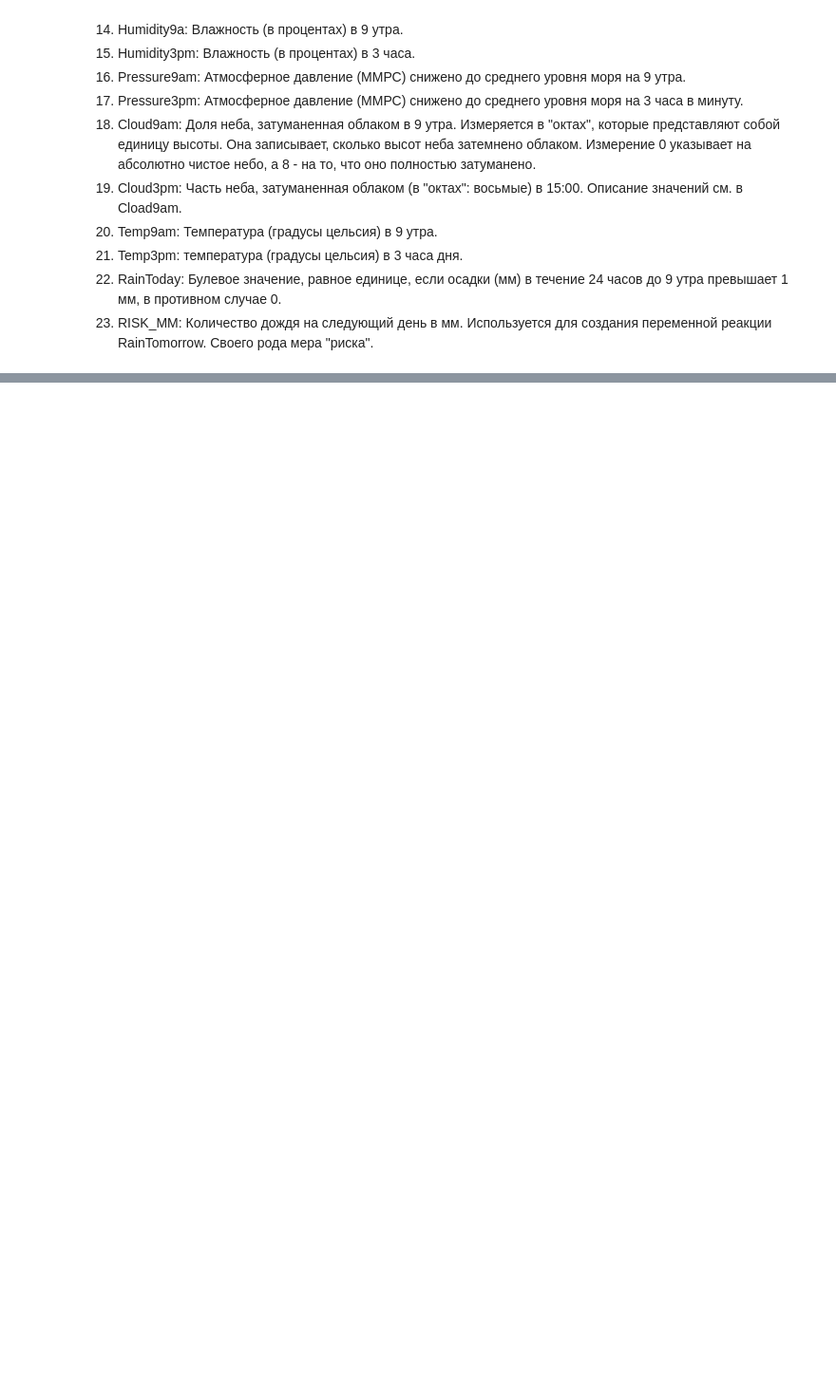
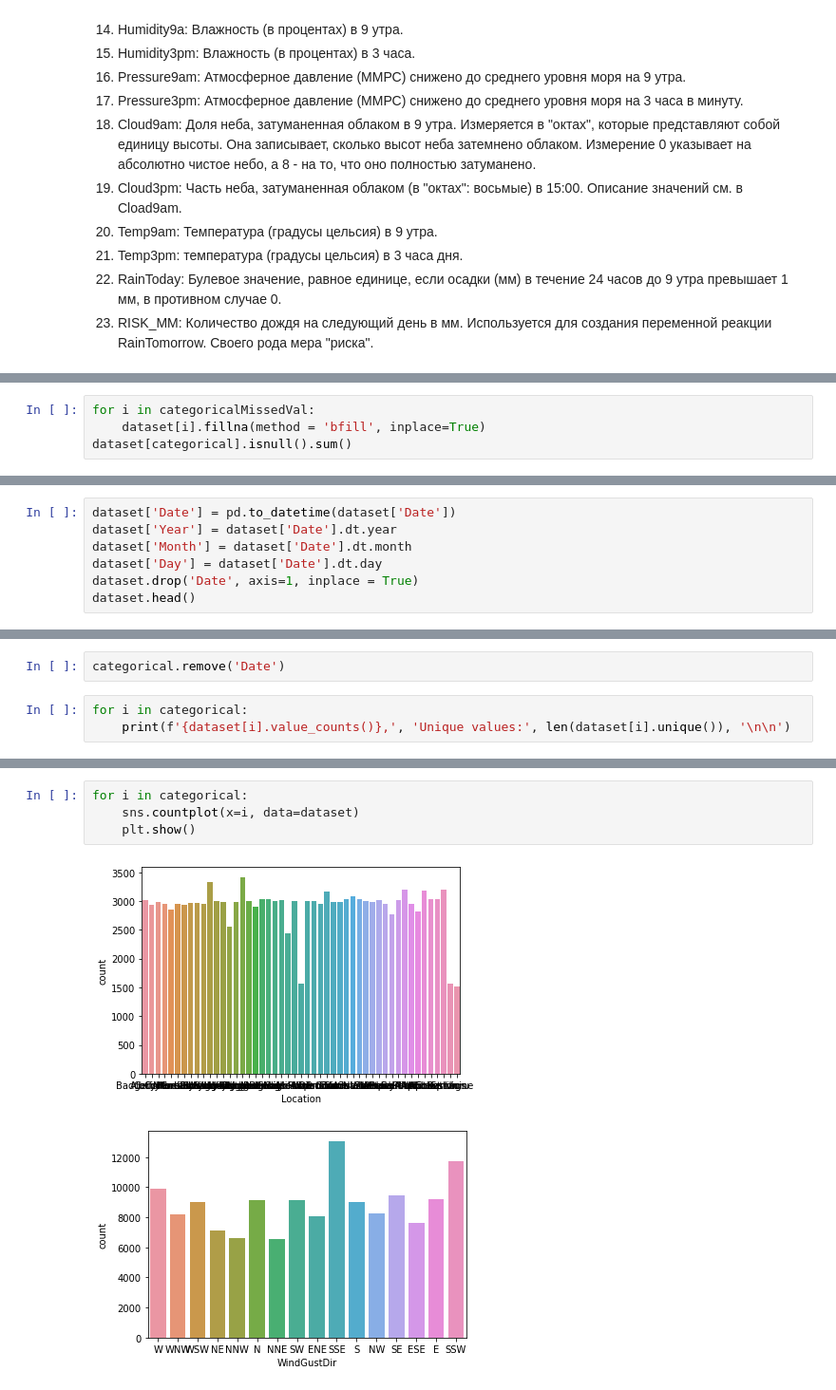
Before and after one commit to iDneprov/university, a Jupyter notebook: AI/lab1/WillItRainTomorrow.ipynb, the cells around one changed output, grey strips where cells are left out. Shown: that part at 95% size. Cells and saved outputs as stored; diff of their text form; blank space fills up the shorter version.

```diff
--- a/AI/lab1/WillItRainTomorrow.ipynb
+++ b/AI/lab1/WillItRainTomorrow.ipynb
@@ -34,0 +140,4 @@ import seaborn as sns
+# %%
+for i in categoricalMissedVal:
+    dataset[i].fillna(method = 'bfill', inplace=True)
+dataset[categorical].isnull().sum()
@@ -34,0 +157,7 @@ import seaborn as sns
+# %%
+dataset['Date'] = pd.to_datetime(dataset['Date'])
+dataset['Year'] = dataset['Date'].dt.year
+dataset['Month'] = dataset['Date'].dt.month
+dataset['Day'] = dataset['Date'].dt.day
+dataset.drop('Date', axis=1, inplace = True)
+dataset.head()
@@ -34,0 +178,5 @@ import seaborn as sns
+# %%
+categorical.remove('Date')
+# %%
+for i in categorical:
+    print(f'{dataset[i].value_counts()},', 'Unique values:', len(dataset[i].unique()), '\n\n')
@@ -34,0 +201,7 @@ import seaborn as sns
+# %%
+for i in categorical:
+    sns.countplot(x=i, data=dataset)
+    plt.show()
+# %% [output]
+[figure, added]
+[figure, added]
```
Also changed, not shown: parts of 21 cells of this notebook.
